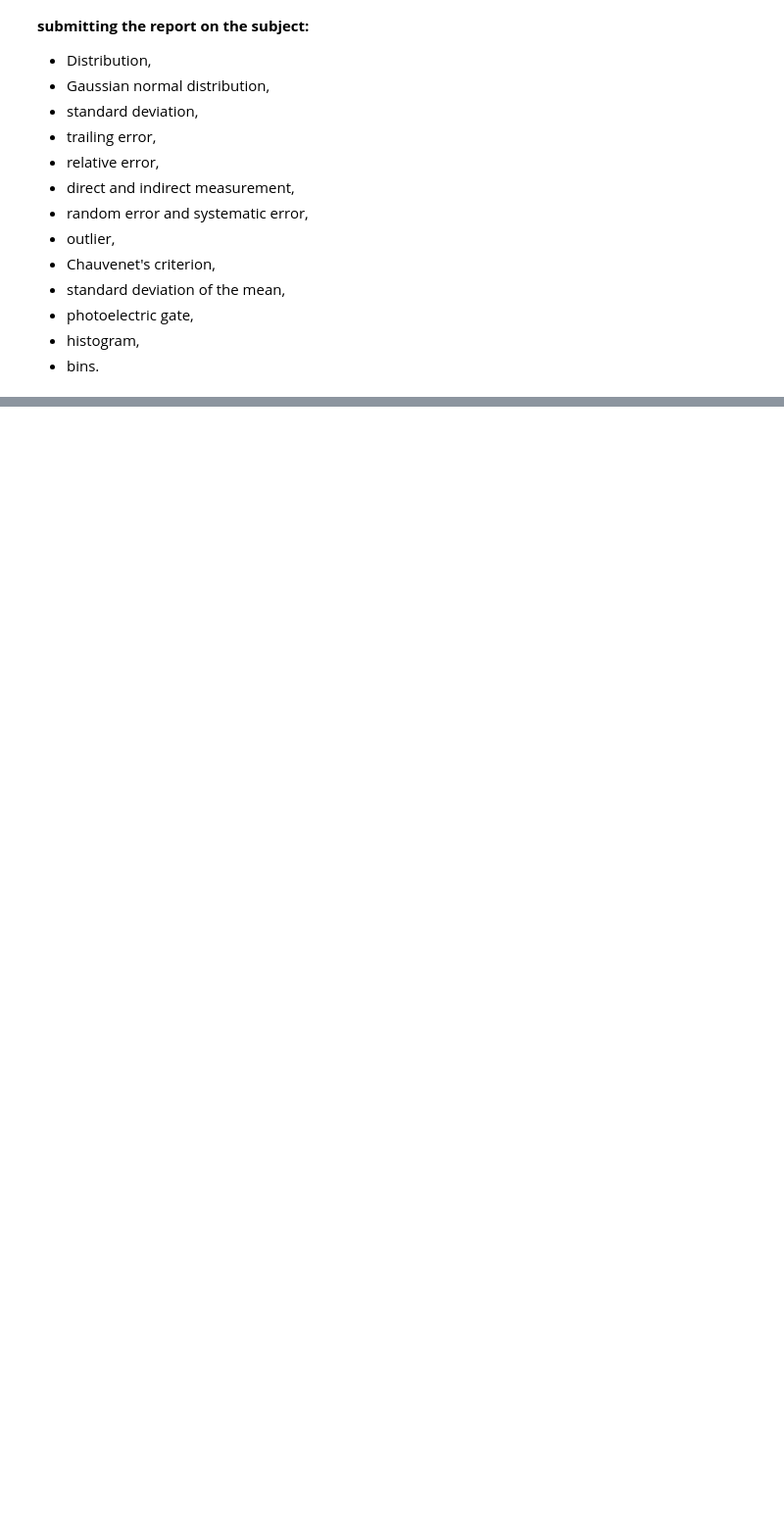
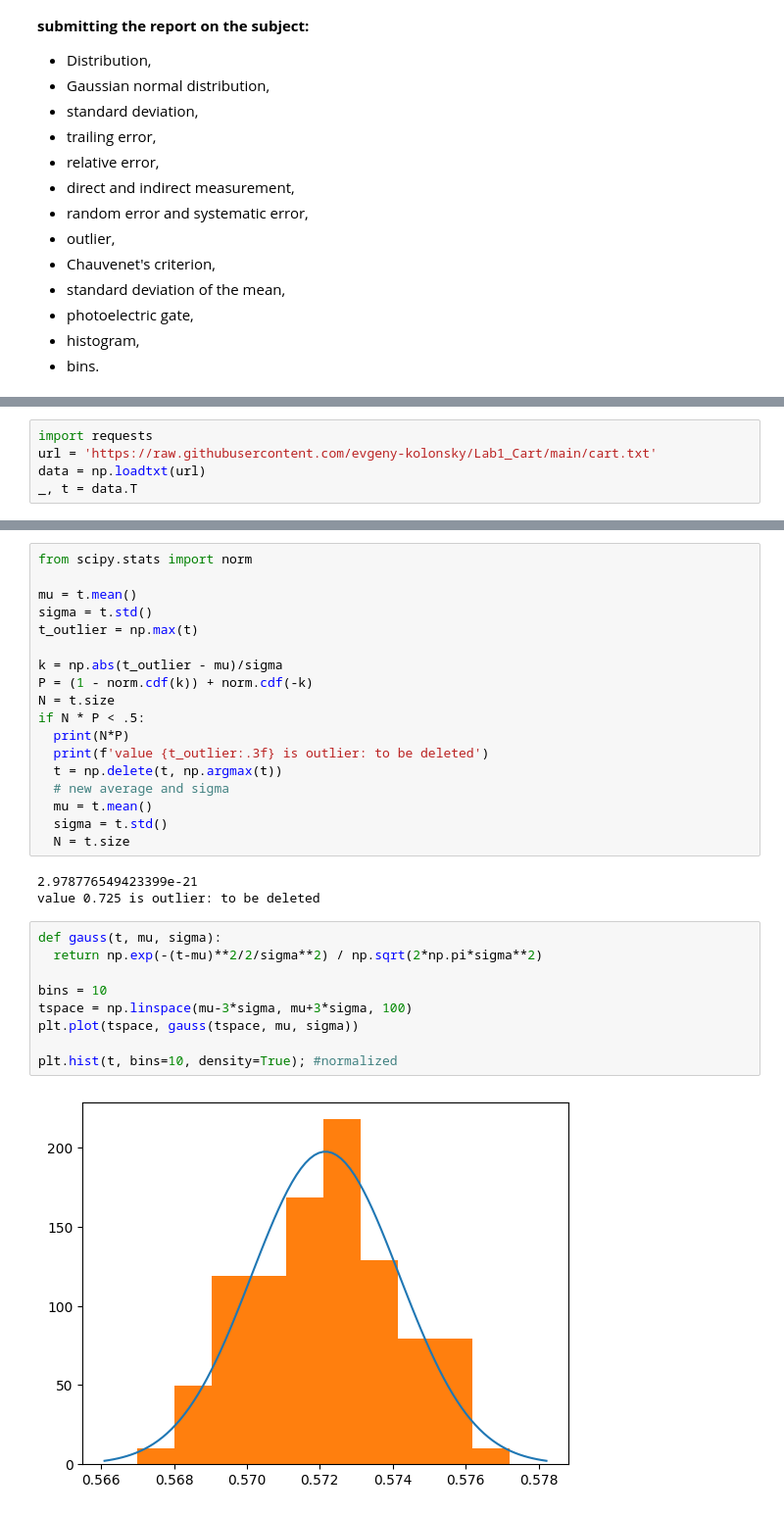
Before and after one commit to evgeny-kolonsky/Lab1h, a Jupyter notebook: Lab1_cart_speed.ipynb, the cells around one changed output, grey strips where cells are left out. Shown: that part at 98% size. Saved outputs shown, nothing was run; the diff lists cells and outputs as text; blank space fills up the shorter version.

```diff
--- a/Lab1_cart_speed.ipynb
+++ b/Lab1_cart_speed.ipynb
@@ -106,0 +167,5 @@ $$
+# %%
+import requests
+url = 'https://raw.githubusercontent.com/evgeny-kolonsky/Lab1_Cart/main/cart.txt'
+data = np.loadtxt(url)
+_, t = data.T
@@ -106,0 +178,32 @@ $$
+# %%
+from scipy.stats import norm
+
+mu = t.mean()
+sigma = t.std()
+t_outlier = np.max(t)
+
+k = np.abs(t_outlier - mu)/sigma
+P = (1 - norm.cdf(k)) + norm.cdf(-k)
+N = t.size
+if N * P < .5:
+  print(N*P)
+  print(f'value {t_outlier:.3f} is outlier: to be deleted')
+  t = np.delete(t, np.argmax(t))
+  # new average and sigma
+  mu = t.mean()
+  sigma = t.std()
+  N = t.size
+# %% [output]
+2.978776549423399e-21
+value 0.725 is outlier: to be deleted
+# %%
+def gauss(t, mu, sigma):
+  return np.exp(-(t-mu)**2/2/sigma**2) / np.sqrt(2*np.pi*sigma**2)
+
+bins = 10
+tspace = np.linspace(mu-3*sigma, mu+3*sigma, 100)
+plt.plot(tspace, gauss(tspace, mu, sigma))
+
+plt.hist(t, bins=10, density=True); #normalized
+# %% [output]
+[figure, added]
```
Also changed, not shown: parts of 17 cells of this notebook.
